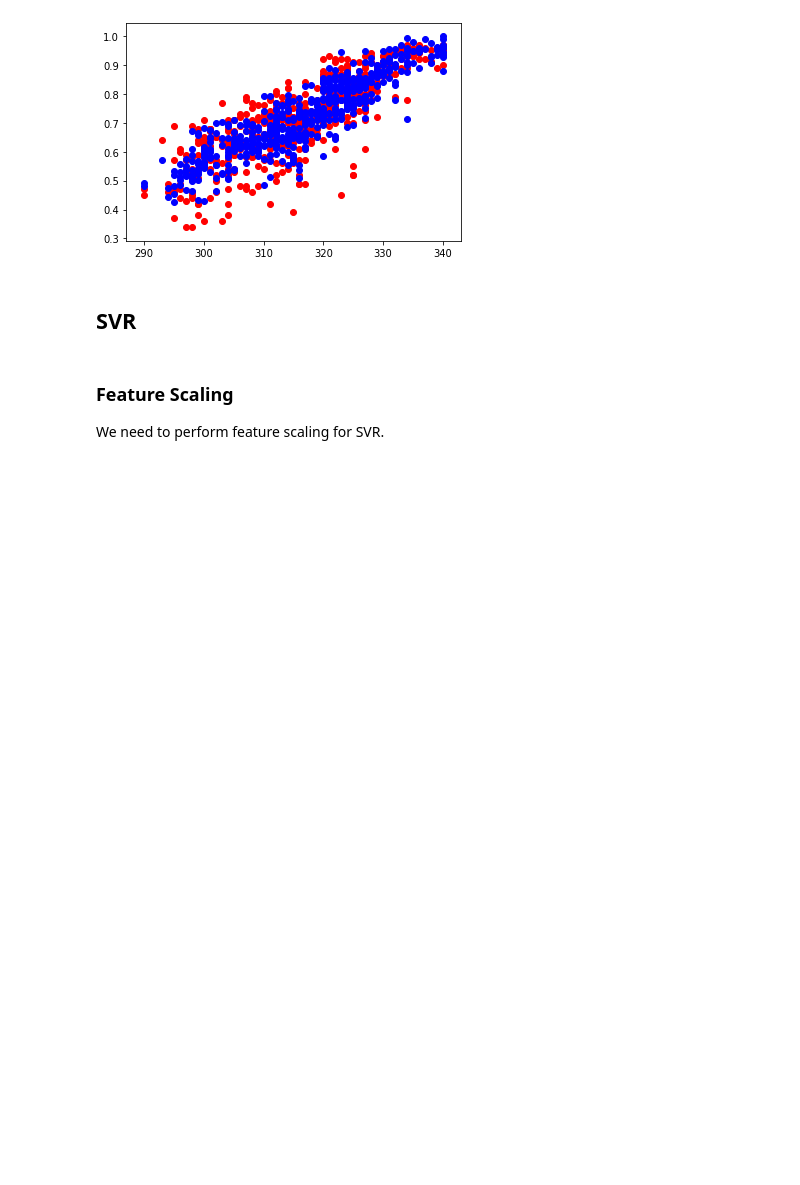
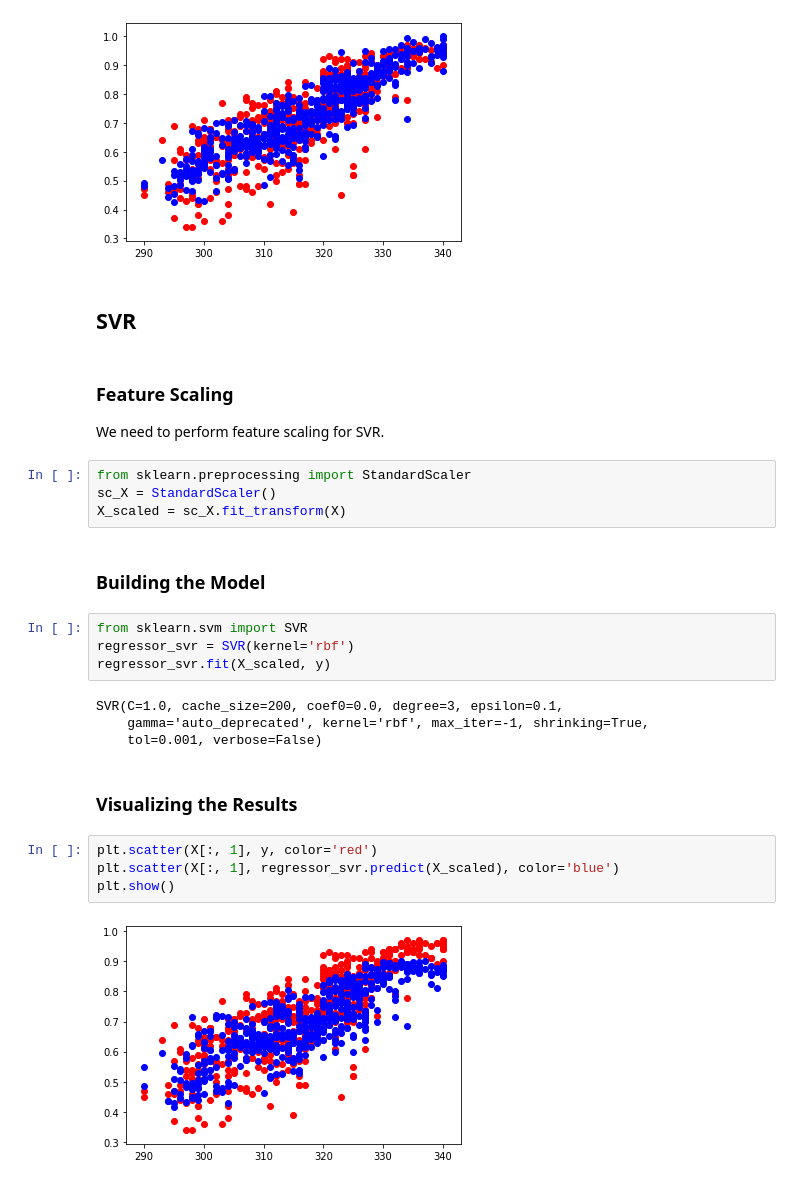
Before and after one commit to bschoeneweis/dm-v-final-project, a Jupyter notebook: FinalProject.ipynb, the cells around one changed output. Drawn from its saved outputs; the diff is of its cells as text; blank space fills up the shorter version.

```diff
--- a/FinalProject.ipynb
+++ b/FinalProject.ipynb
@@ -156,3 +158,25 @@ plt.show()
 # %% [markdown]
 ### Feature Scaling <a name="feature-scale-svr"></a>
 We need to perform feature scaling for SVR.
+# %%
+from sklearn.preprocessing import StandardScaler
+sc_X = StandardScaler()
+X_scaled = sc_X.fit_transform(X)
+# %% [markdown]
+### Building the Model <a name="fit-svr"></a>
+# %%
+from sklearn.svm import SVR
+regressor_svr = SVR(kernel='rbf')
+regressor_svr.fit(X_scaled, y)
+# %% [output]
+SVR(C=1.0, cache_size=200, coef0=0.0, degree=3, epsilon=0.1,
+    gamma='auto_deprecated', kernel='rbf', max_iter=-1, shrinking=True,
+    tol=0.001, verbose=False)
+# %% [markdown]
+### Visualizing the Results <a name="vis-svr"></a>
+# %%
+plt.scatter(X[:, 1], y, color='red')
+plt.scatter(X[:, 1], regressor_svr.predict(X_scaled), color='blue')
+plt.show()
+# %% [output]
+[figure, added]
```
Also changed, not shown: parts of 2 cells of this notebook.
